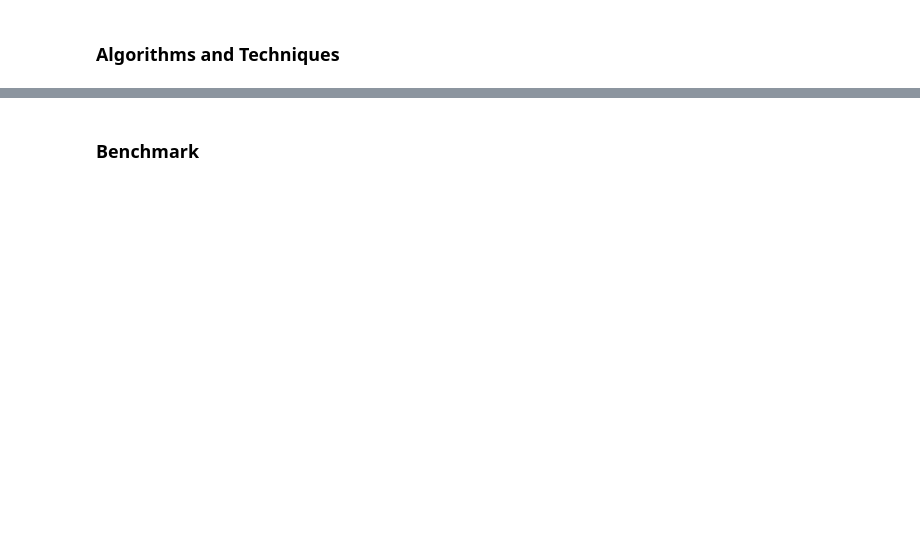
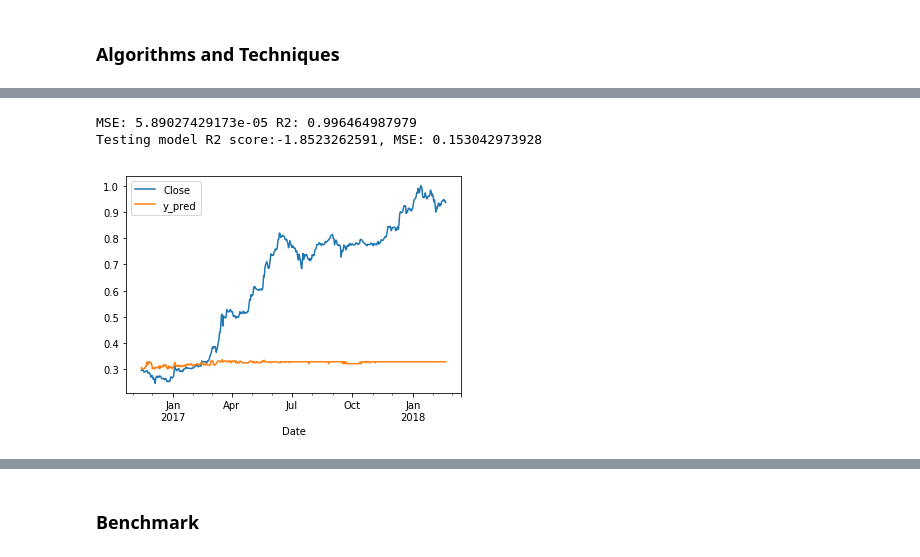
Before and after one commit to nkittsteiner/MLND-capstone-project, a Jupyter notebook: MLND_proposal.ipynb, the cells around one changed output, grey strips where cells are left out. Cells and saved outputs as stored; diff of their text form; code cells hidden in the pictures; blank space fills up the shorter version.

```diff
--- a/MLND_proposal.ipynb
+++ b/MLND_proposal.ipynb
@@ -219,0 +247,24 @@ print(guesses)
+# %%
+#K-Nearest Neighbors Regressor
+from sklearn.neighbors import KNeighborsRegressor
+neigh = KNeighborsRegressor(n_neighbors=5)
+neigh.fit(X_train, y_train)
+guesses = neigh.predict(X_train)
+e2_error = mean_squared_error(y_train, guesses)
+e2_r2 = r2_score(y_train, guesses)
+print("MSE: {} R2: {}".format(e2_error, e2_r2))
+
+# Test model
+y_pred = neigh.predict(X_test)
+
+temp_df = pd.DataFrame(y_test)
+temp_df['y_pred'] = y_pred
+temp_df.plot()
+
+acc = r2_score(y_test.values, y_pred)
+mse = mean_squared_error(y_test.values, y_pred)
+print("Testing model R2 score:{}, MSE: {}".format(acc, mse))
+# %% [output]
+MSE: 5.89027429173e-05 R2: 0.996464987979
+Testing model R2 score:-1.8523262591, MSE: 0.153042973928
+[figure, added]
```
Also changed, not shown: parts of 12 cells of this notebook.
